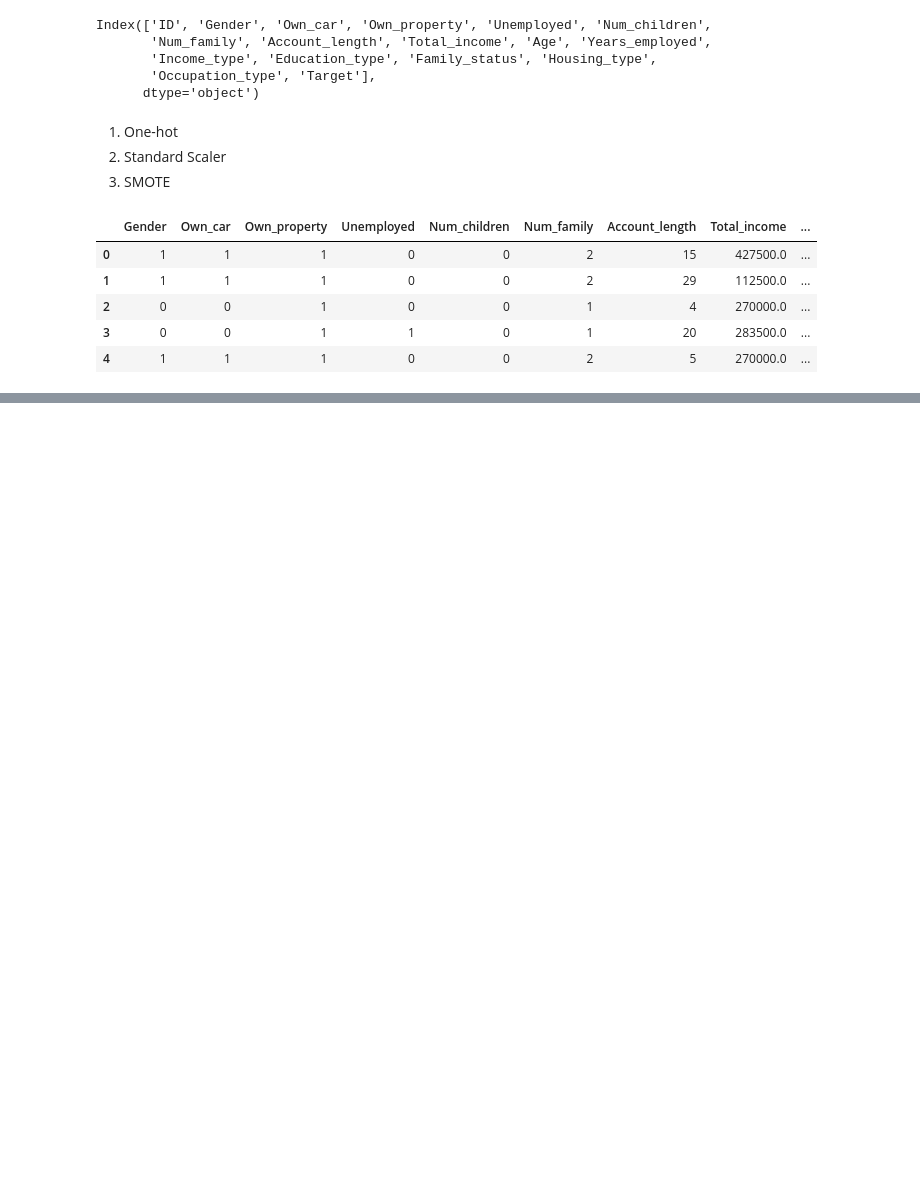
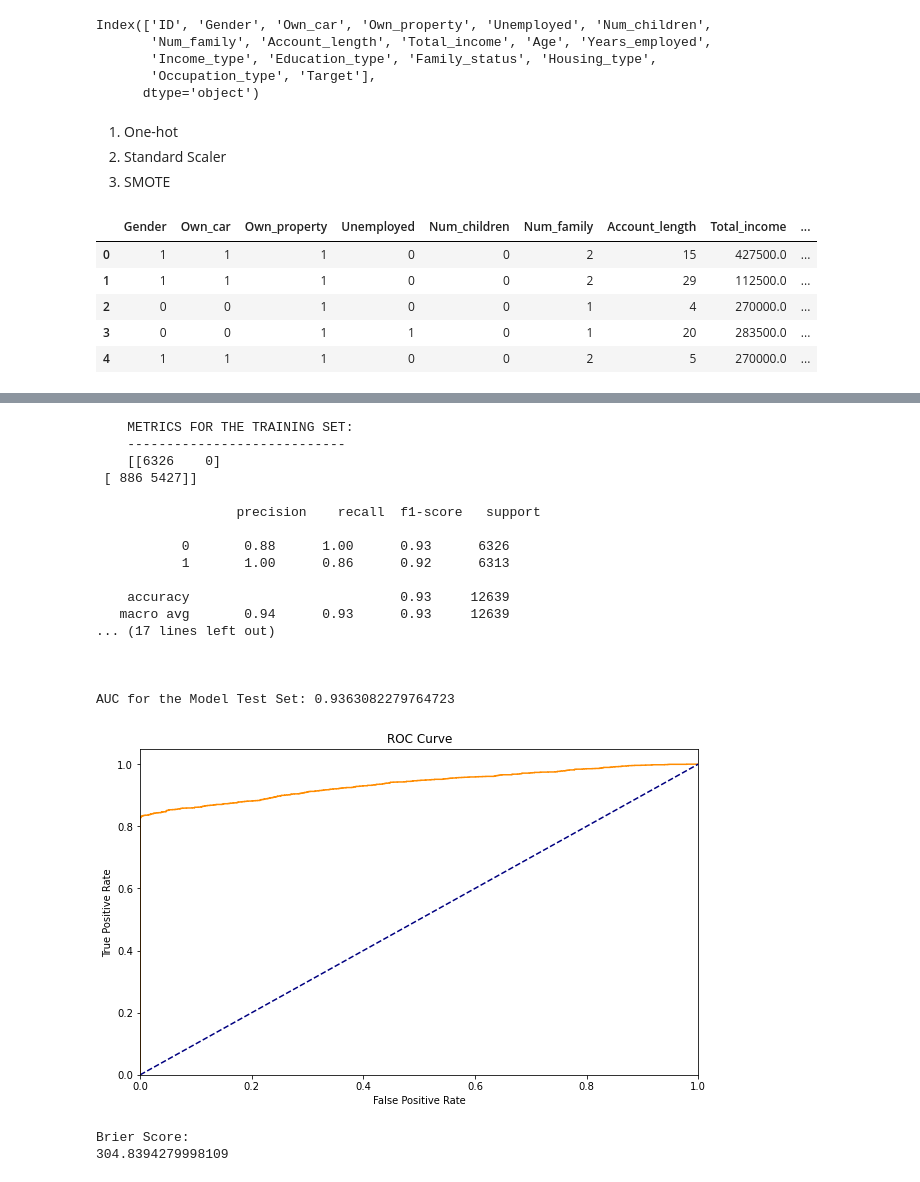
Before and after one commit to G6-2Flyy/DS-Project-4-Group-2, a Jupyter notebook: anjum_stuff/credit_card_machine_learning.ipynb, the cells around one changed output, grey strips where cells are left out. Drawn from its saved outputs; the diff is of its cells as text; code cells hidden in the pictures; blank space fills up the shorter version.

```diff
--- a/anjum_stuff/credit_card_machine_learning.ipynb
+++ b/anjum_stuff/credit_card_machine_learning.ipynb
@@ -114,0 +358,24 @@ dfcc_ready = pd.concat([dfcc_numerical, dfcc_categ_one_hot], axis=1)
+# %%
+lgb = LGBMClassifier(random_state=42)
+evaluateModel(lgb, X_train, X_test, y_train, y_test)
+# %% [output]
+    METRICS FOR THE TRAINING SET:
+    ----------------------------
+    [[6326    0]
+ [ 886 5427]]
+
+                  precision    recall  f1-score   support
+
+           0       0.88      1.00      0.93      6326
+           1       1.00      0.86      0.92      6313
+
+    accuracy                           0.93     12639
+   macro avg       0.94      0.93      0.93     12639
+... (17 lines left out)
+
+
+
+AUC for the Model Test Set: 0.9363082279764723
+[figure, added]
+Brier Score:
+304.8394279998109
```
Also changed, not shown: parts of 26 cells of this notebook, 7 other files.
